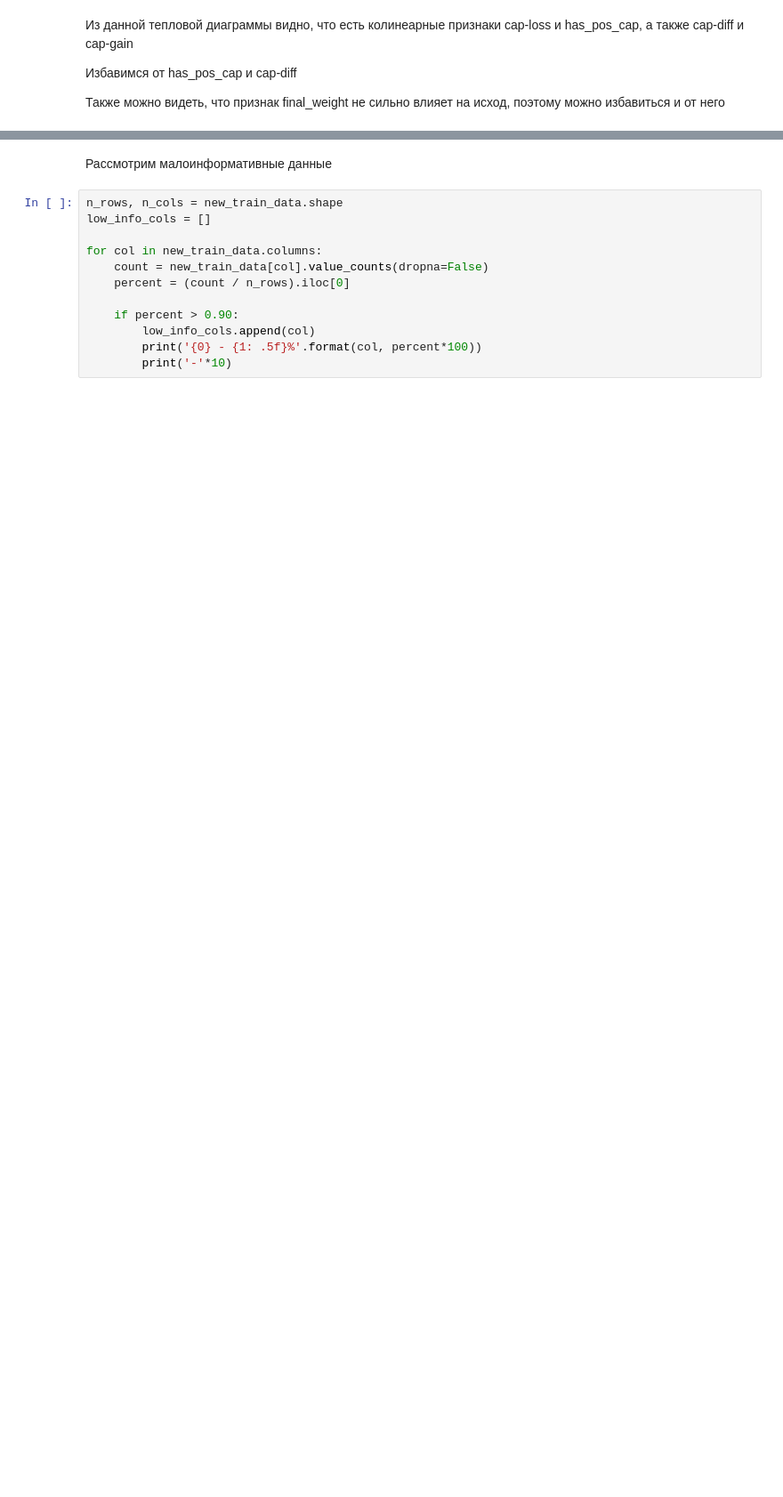
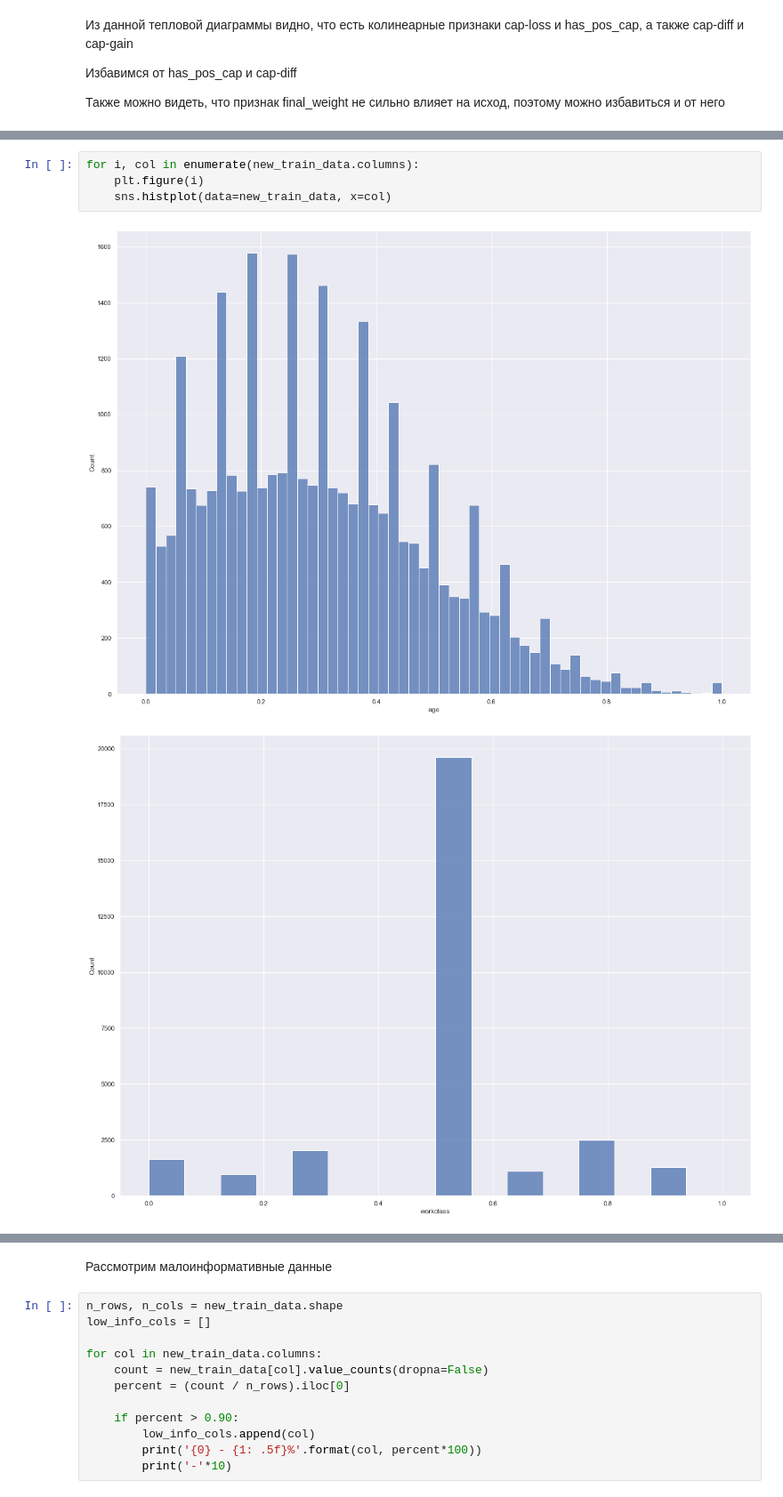
Before and after one commit to DimaScientist/WA-Test-DS, a Jupyter notebook: TestTask.ipynb, the cells around one changed output, grey strips where cells are left out. Shown at 89% size. Drawn from its saved outputs; the diff is of its cells as text; blank space fills up the shorter version.

```diff
--- a/TestTask.ipynb
+++ b/TestTask.ipynb
@@ -405,0 +449,7 @@ encode_categorical_features(new_train_data)
+# %%
+for i, col in enumerate(new_train_data.columns):
+    plt.figure(i)
+    sns.histplot(data=new_train_data, x=col)
+# %% [output]
+[figure, added]
+[figure, added]
```
Also changed, not shown: parts of 39 cells of this notebook.
